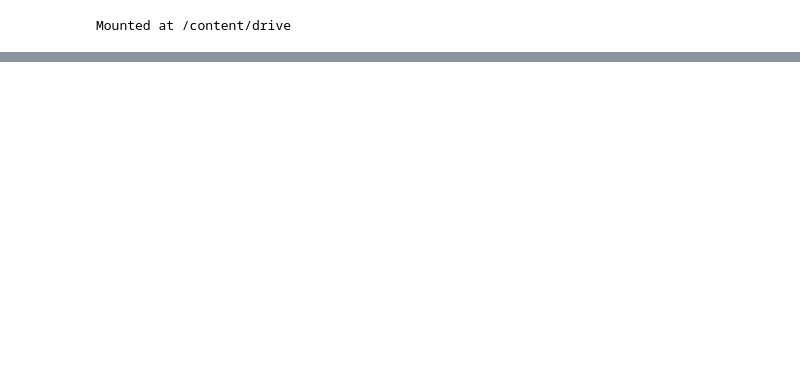
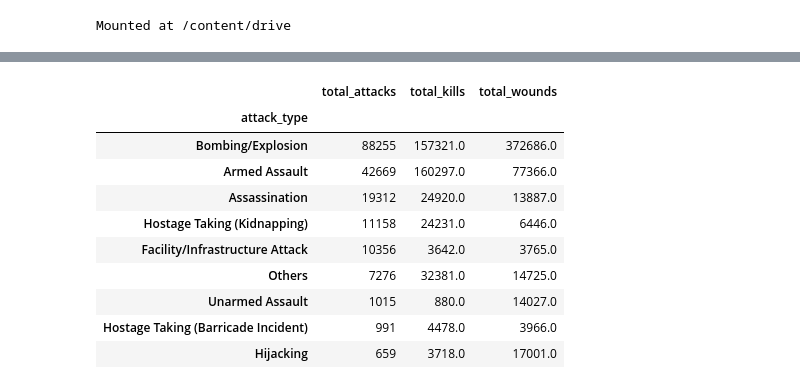
Before and after one commit to ayushjn1995/global_terrorism, a Jupyter notebook: CH_Time_Global_Terrorism_Analysis_Capstone_Project.ipynb, the cells around one changed output, grey strips where cells are left out. Saved outputs shown, nothing was run; the diff lists cells and outputs as text; code cells hidden in the pictures; blank space fills up the shorter version.

```diff
--- a/CH_Time_Global_Terrorism_Analysis_Capstone_Project.ipynb
+++ b/CH_Time_Global_Terrorism_Analysis_Capstone_Project.ipynb
@@ -48,0 +87,15 @@ df.shape
+# %%
+attack_df=sub_df[['attack_type','total_kills','total_wounds']]
+attack_df.groupby('attack_type').agg({'attack_type':'count','total_kills':'sum','total_wounds':'sum'}).rename(columns={'attack_type':'total_attacks'}).sort_values('total_attacks',ascending=False)
+# %% [output]
+|  | total_attacks | total_kills | total_wounds |
+| attack_type |  |  |  |
+| Bombing/Explosion | 88255 | 157321.0 | 372686.0 |
+| Armed Assault | 42669 | 160297.0 | 77366.0 |
+| Assassination | 19312 | 24920.0 | 13887.0 |
+| Hostage Taking (Kidnapping) | 11158 | 24231.0 | 6446.0 |
+| Facility/Infrastructure Attack | 10356 | 3642.0 | 3765.0 |
+| Others | 7276 | 32381.0 | 14725.0 |
+| Unarmed Assault | 1015 | 880.0 | 14027.0 |
+| Hostage Taking (Barricade Incident) | 991 | 4478.0 | 3966.0 |
+| Hijacking | 659 | 3718.0 | 17001.0 |
```
Also changed, not shown: parts of 10 cells of this notebook.
